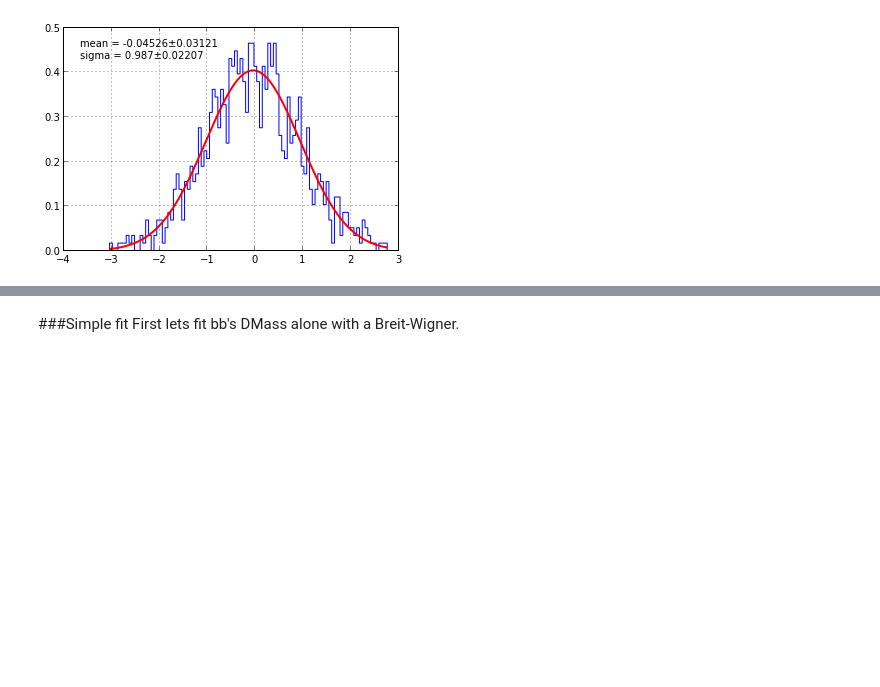
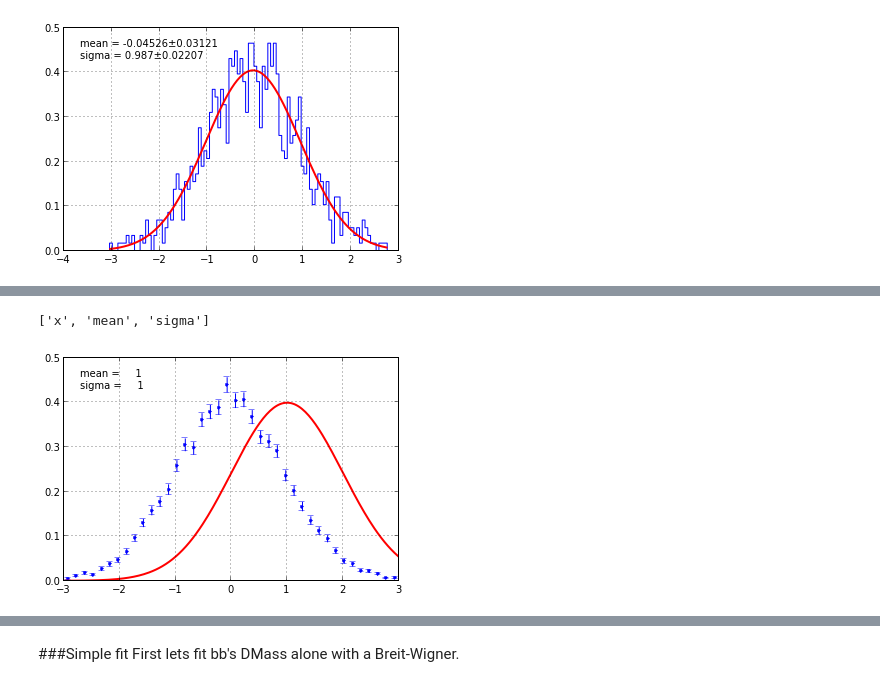
Before and after one commit to piti118/babar_python_tutorial, a Jupyter notebook: notebooks/04_Fitting.ipynb, the cells around one changed output, grey strips where cells are left out. Cells and saved outputs as stored; diff of their text form; code cells hidden in the pictures; blank space fills up the shorter version.

```diff
--- a/notebooks/04_Fitting.ipynb
+++ b/notebooks/04_Fitting.ipynb
@@ -205,0 +267,11 @@ ulh.show(m)
+# %%
+mypdf = gaussian
+describe(mypdf) # just basically N*gaussian(x,mean,sigma)
+# %% [output]
+['x', 'mean', 'sigma']
+# %%
+blh = BinnedLH(mypdf, gdata, bound=(-3,3))#create cost function
+#it can also do extended one if you pass it an extended pdf and pass extended=True to BinnedLH
+blh.show(args={'mean':1.0, 'sigma':1.0})
+# %% [output]
+[figure, added]
```
Also changed, not shown: parts of 56 cells of this notebook, 3 other files.
